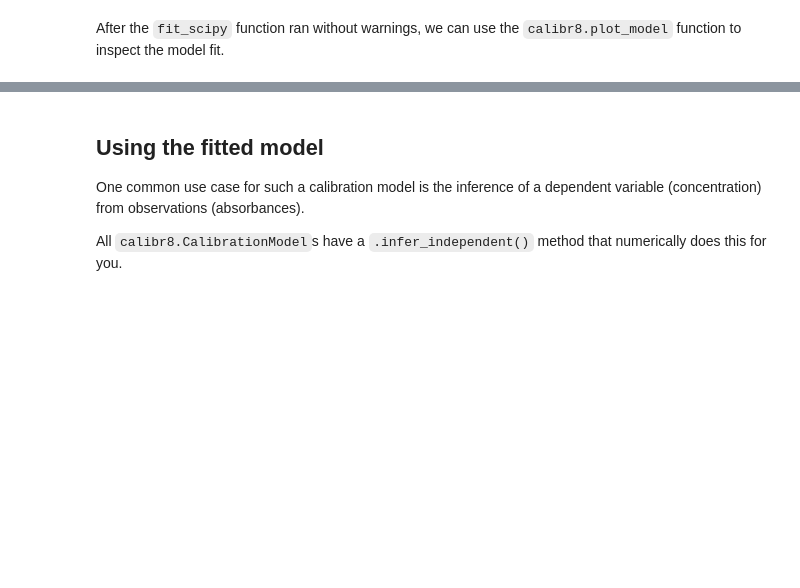
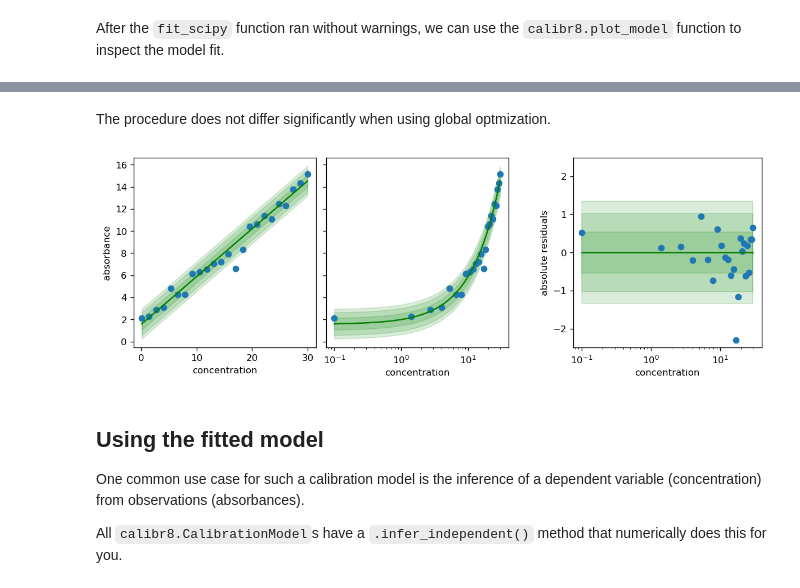
Before and after one commit to JuBiotech/calibr8, a Jupyter notebook: notebooks/Example_Fitting_a_Linear_Model.ipynb, the cells around one changed output, grey strips where cells are left out. Cells and saved outputs as stored; diff of their text form; code cells hidden in the pictures; blank space fills up the shorter version.

Commit message:
Adding cell for fit_scipy_global in linear fitting example notebook
Reminder, update notebooks. There were a couple "breaking" changes.

```diff
--- a/notebooks/Example_Fitting_a_Linear_Model.ipynb
+++ b/notebooks/Example_Fitting_a_Linear_Model.ipynb
@@ -78,3 +78,26 @@ pyplot.show()
+# %% [markdown]
+The procedure does not differ significantly when using global optmization.
+# %%
+# the helper function returns:
+# + the optimized model parameter vector `theta_fit`
+# + the history of parameter vectors tested in the optimization
+# It also assignes some relevant variables to the `model`.
+theta_fit, history = calibr8.fit_scipy_global(
+    model=model,
+    independent=X, dependent=Y,
+    theta_bounds=[
+        (-20, 20),
+        (0, 20),
+        (0, 20),
+        (1, 100),
+    ]
+)
+# %%
+# the function returns the matplotlib Figure and Axes, so you can do more with it.
+fig, axs = calibr8.plot_model(model)
+pyplot.show()
+# %% [output]
+[figure, added]
 # %% [markdown]
 ## Using the fitted model
 One common use case for such a calibration model is the inference of a dependent variable (concentration) from observations (absorbances).
```
Also changed, not shown: parts of 8 cells of this notebook.
